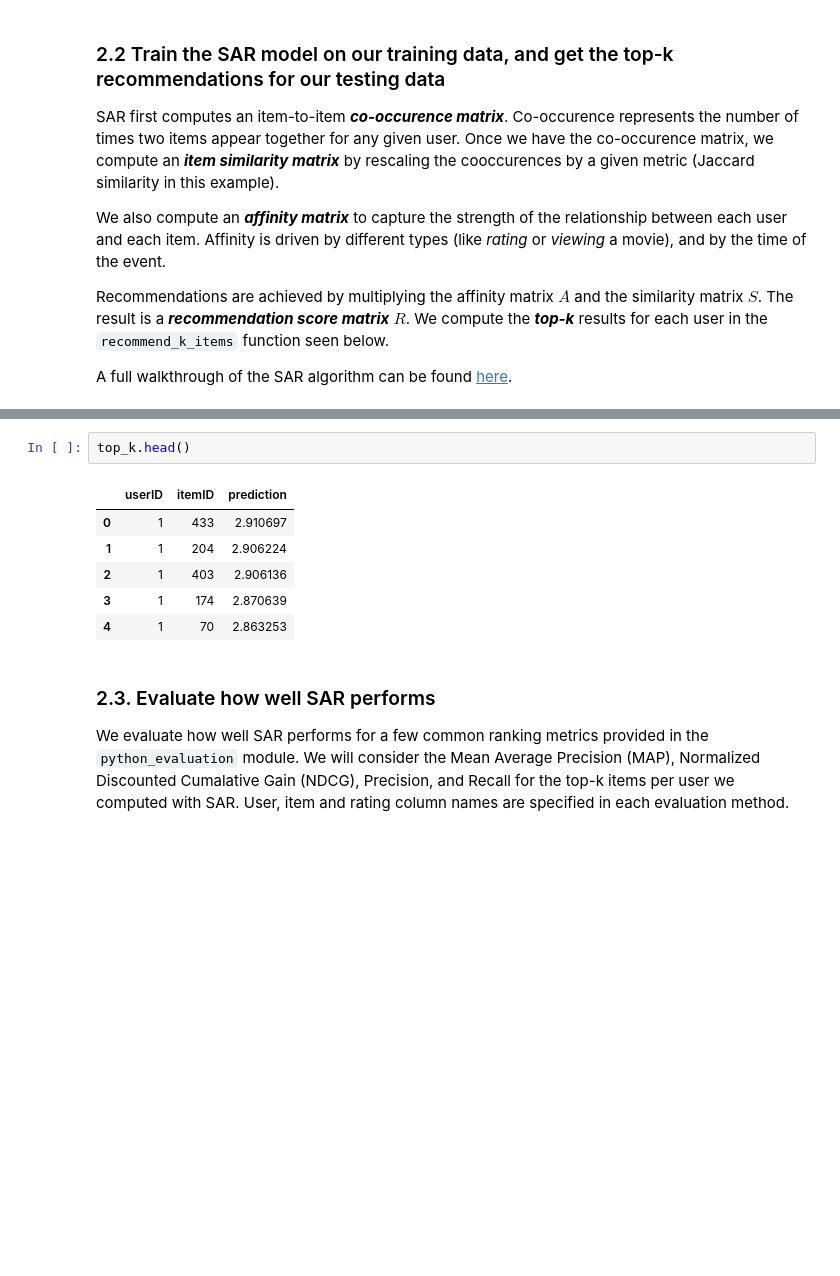
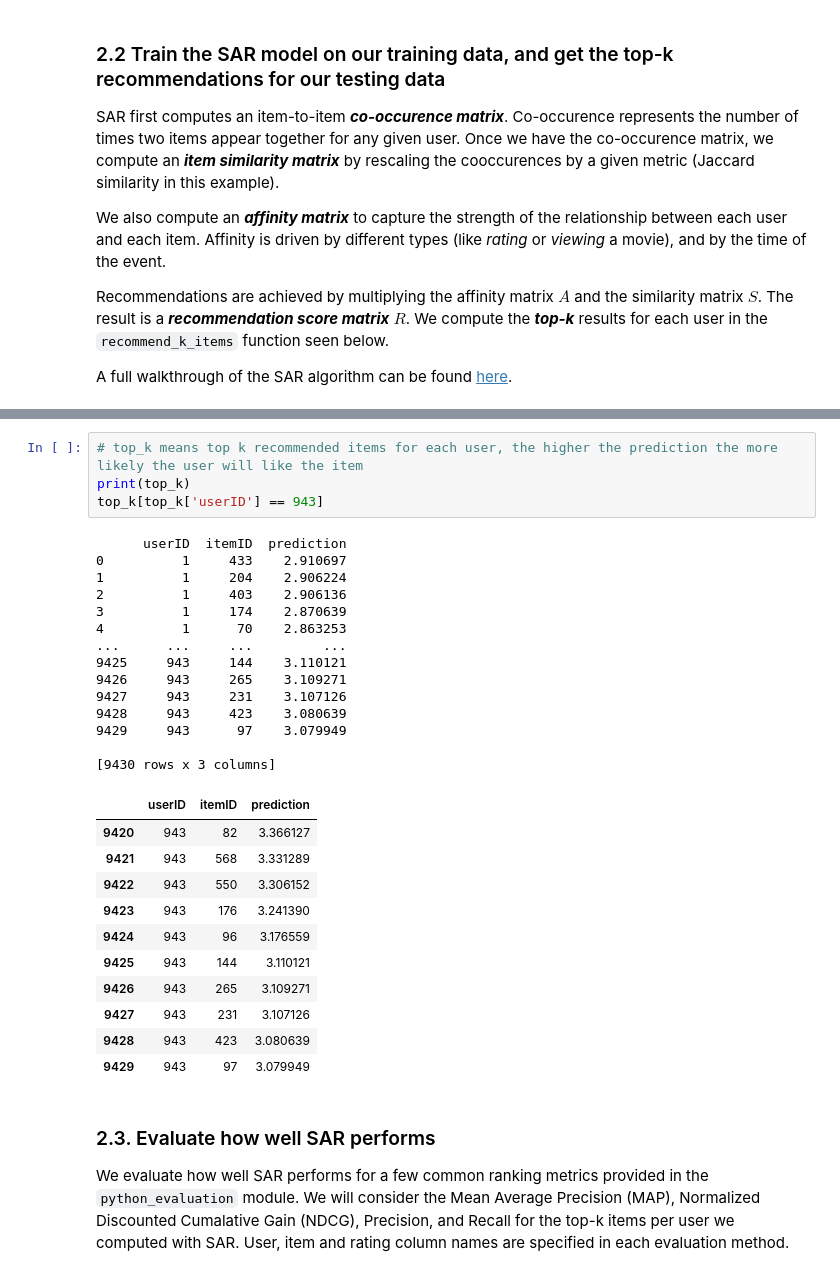
Before and after one commit to newtbanban/recommender-system, a Jupyter notebook: basic/sar_movielens.ipynb, the cells around one changed output, grey strips where cells are left out. Saved outputs shown, nothing was run; the diff lists cells and outputs as text; blank space fills up the shorter version.

```diff
--- a/basic/sar_movielens.ipynb
+++ b/basic/sar_movielens.ipynb
@@ -226,12 +227,33 @@ Took 0.23101059999999052 seconds for prediction.
-# %%
-top_k.head()
-# %% [output]
-|  | userID | itemID | prediction |
-| 0 | 1 | 433 | 2.910697 |
-| 1 | 1 | 204 | 2.906224 |
-| 2 | 1 | 403 | 2.906136 |
-| 3 | 1 | 174 | 2.870639 |
-| 4 | 1 | 70 | 2.863253 |
+# %%
+# top_k means top k recommended items for each user, the higher the prediction the more likely the user will like the item
+print(top_k)
+top_k[top_k['userID'] == 943]
+# %% [output]
+      userID  itemID  prediction
+0          1     433    2.910697
+1          1     204    2.906224
+2          1     403    2.906136
+3          1     174    2.870639
+4          1      70    2.863253
+...      ...     ...         ...
+9425     943     144    3.110121
+9426     943     265    3.109271
+9427     943     231    3.107126
+9428     943     423    3.080639
+9429     943      97    3.079949
+
+[9430 rows x 3 columns]
+|  | userID | itemID | prediction |
+| 9420 | 943 | 82 | 3.366127 |
+| 9421 | 943 | 568 | 3.331289 |
+| 9422 | 943 | 550 | 3.306152 |
+| 9423 | 943 | 176 | 3.241390 |
+| 9424 | 943 | 96 | 3.176559 |
+| 9425 | 943 | 144 | 3.110121 |
+| 9426 | 943 | 265 | 3.109271 |
+| 9427 | 943 | 231 | 3.107126 |
+| 9428 | 943 | 423 | 3.080639 |
+| 9429 | 943 | 97 | 3.079949 |
 # %% [markdown]
 ### 2.3. Evaluate how well SAR performs
 
```
Also changed, not shown: parts of 7 cells of this notebook, 2 other files.
